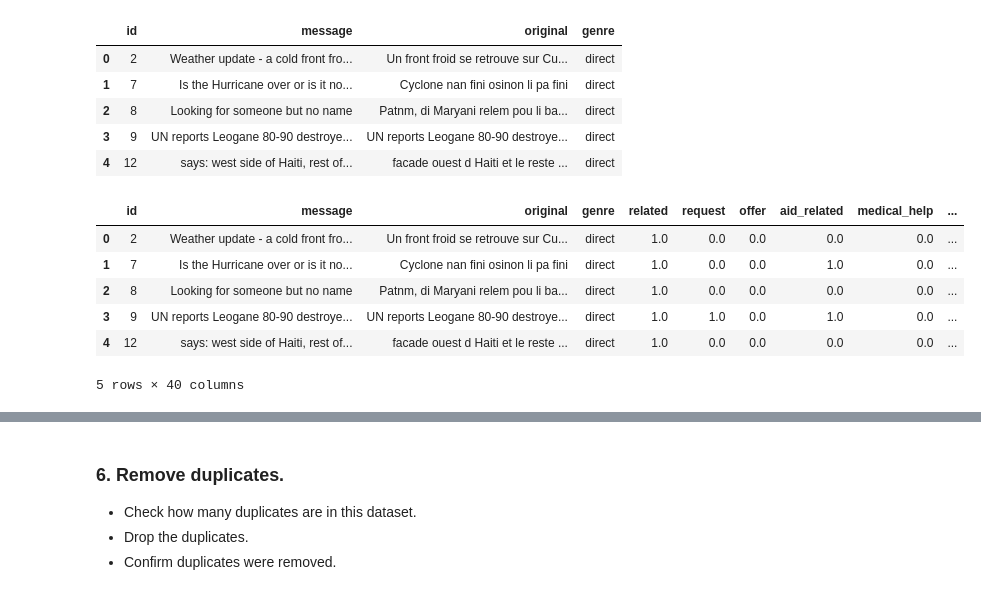
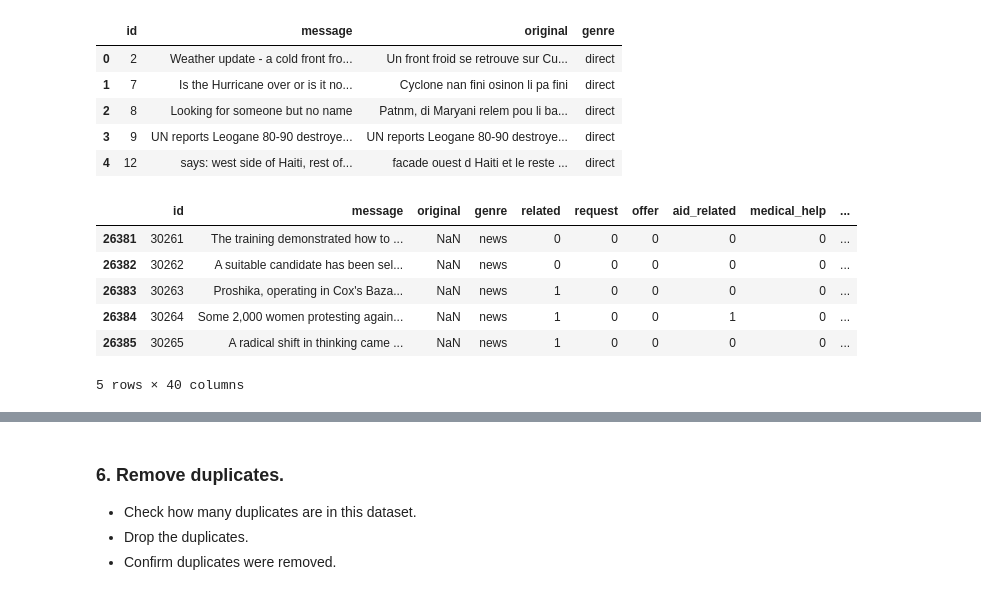
Before and after one commit to guischmitd/disaster-response-classifier, a Jupyter notebook: notebooks/ETL Pipeline Preparation.ipynb, the cells around one changed output, grey strips where cells are left out. Saved outputs shown, nothing was run; the diff lists cells and outputs as text; code cells hidden in the pictures.

```diff
--- a/notebooks/ETL Pipeline Preparation.ipynb
+++ b/notebooks/ETL Pipeline Preparation.ipynb
@@ -61,7 +61,7 @@ dtype: int64
 - Rename columns of `categories` with new column names.
 # %%
 # create a dataframe of the 36 individual category columns
-categories = categories.categories.str.split(';', expand=True)
+categories = df.categories.str.split(';', expand=True)
 categories.head()
 # %% [output]
 |  | 0 | 1 | 2 | 3 | 4 | 5 | 6 | 7 | 8 | 9 | ... | ... |
@@ -78,7 +78,7 @@ row = categories.iloc[0]
 # use this row to extract a list of new column names for categories.
 # one way is to apply a lambda function that takes everything
 # up to the second to last character of each string with slicing
-category_colnames = row.map(lambda x: x.split('-')[0]).tolist()
+category_colnames = row.map(lambda x: x[:-2]).tolist()
 print(category_colnames)
 # %% [output]
 ['related', 'request', 'offer', 'aid_related', 'medical_help', 'medical_products', 'search_and_rescue', 'security', 'military', 'child_alone', 'water', 'food', 'shelter', 'clothing', 'money', 'missing ...
@@ -133,12 +179,12 @@ df.head()
 # %%
 # concatenate the original dataframe with the new `categories` dataframe
 df = pd.concat([df, categories], axis=1)
-df.head()
+df.tail()
 # %% [output]
 |  | id | message | original | genre | related | request | offer | aid_related | medical_help | ... |
-| 0 | 2 | Weather update - a cold front fro... | Un front froid se retrouve sur Cu... | direct | 1.0 | 0.0 | 0.0 | 0.0 | 0.0 | ... |
-| 1 | 7 | Is the Hurricane over or is it no... | Cyclone nan fini osinon li pa fini | direct | 1.0 | 0.0 | 0.0 | 1.0 | 0.0 | ... |
-| 2 | 8 | Looking for someone but no name | Patnm, di Maryani relem pou li ba... | direct | 1.0 | 0.0 | 0.0 | 0.0 | 0.0 | ... |
-| 3 | 9 | UN reports Leogane 80-90 destroye... | UN reports Leogane 80-90 destroye... | direct | 1.0 | 1.0 | 0.0 | 1.0 | 0.0 | ... |
-| 4 | 12 | says: west side of Haiti, rest of... | facade ouest d Haiti et le reste ... | direct | 1.0 | 0.0 | 0.0 | 0.0 | 0.0 | ... |
+| 26381 | 30261 | The training demonstrated how to ... | NaN | news | 0 | 0 | 0 | 0 | 0 | ... |
+| 26382 | 30262 | A suitable candidate has been sel... | NaN | news | 0 | 0 | 0 | 0 | 0 | ... |
+| 26383 | 30263 | Proshika, operating in Cox's Baza... | NaN | news | 1 | 0 | 0 | 0 | 0 | ... |
+| 26384 | 30264 | Some 2,000 women protesting again... | NaN | news | 1 | 0 | 0 | 1 | 0 | ... |
+| 26385 | 30265 | A radical shift in thinking came ... | NaN | news | 1 | 0 | 0 | 0 | 0 | ... |
 5 rows × 40 columns
```
Also changed, not shown: parts of 8 cells of this notebook, 4 other files.
